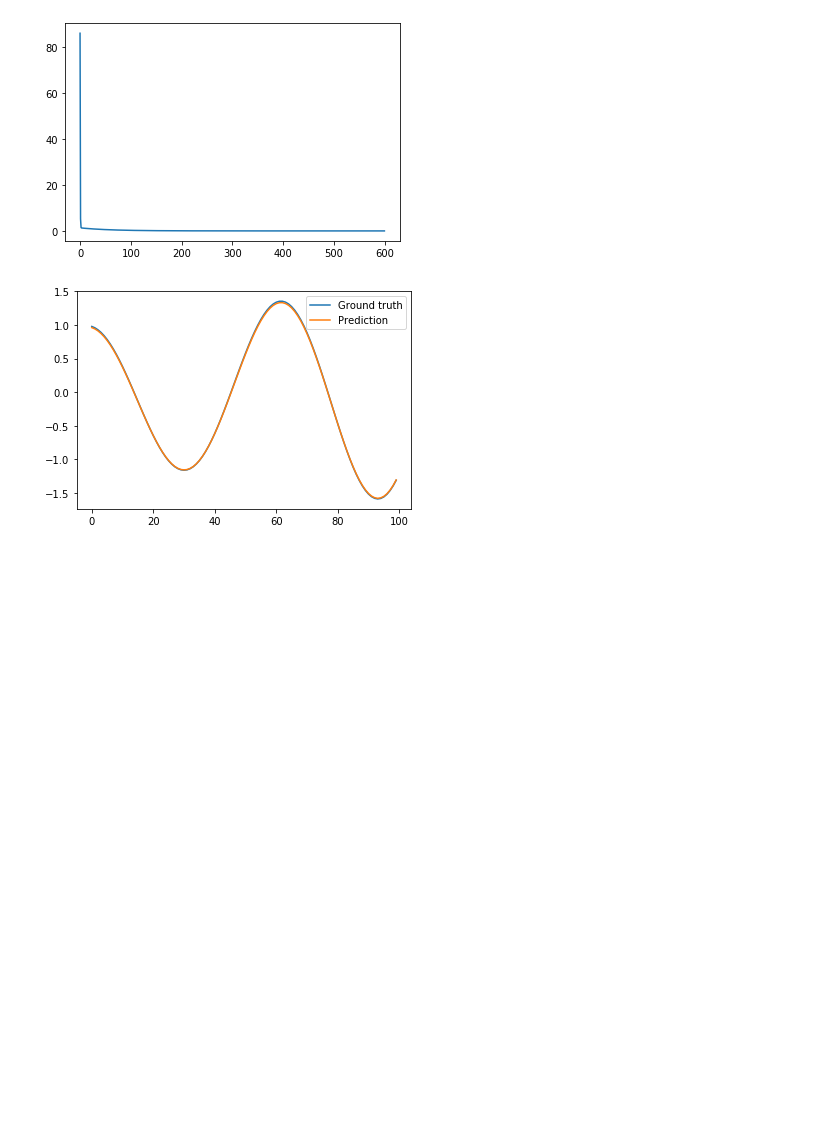
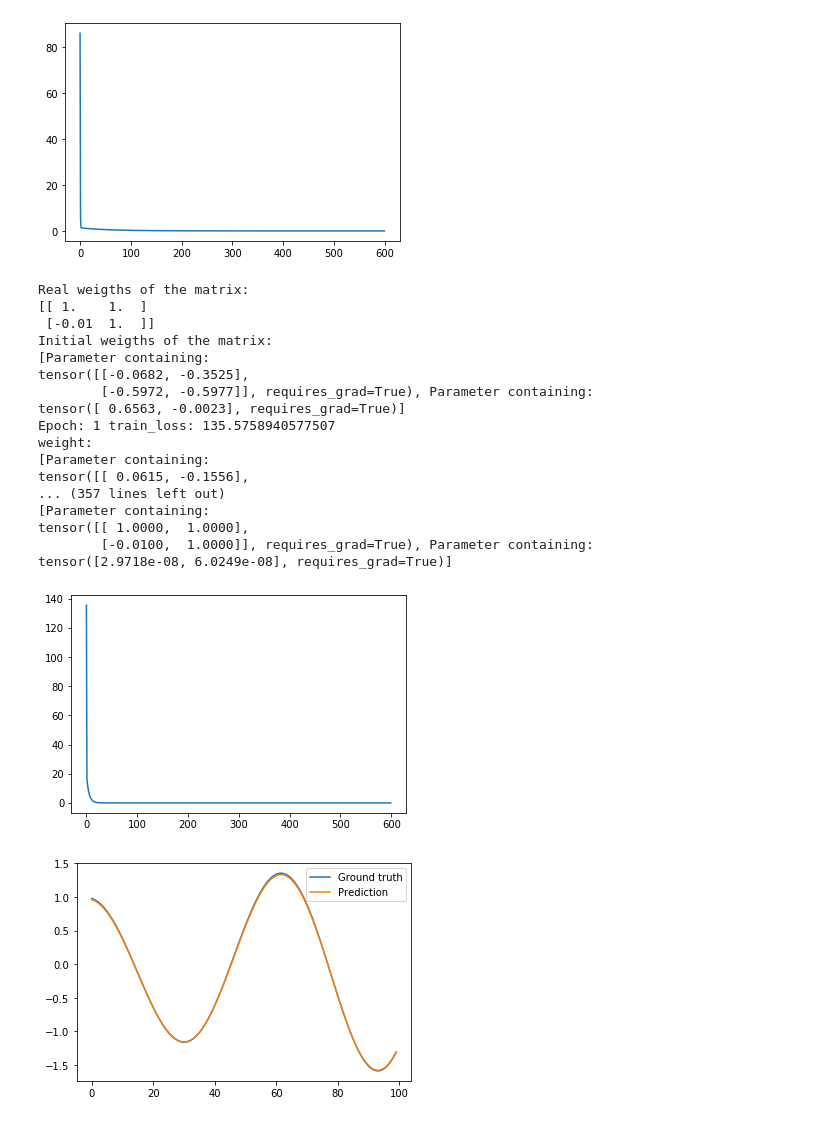
Before and after one commit to KennethThNg/Semester-project-dynamical-system-learning, a Jupyter notebook: ODELayersTest.ipynb, the cells around one changed output. Drawn from its saved outputs; the diff is of its cells as text; code cells hidden in the pictures; blank space fills up the shorter version.

```diff
--- a/ODELayersTest.ipynb
+++ b/ODELayersTest.ipynb
@@ -202,6 +268,49 @@ tensor([[ 0.9899,  0.9979],
         [-0.0098,  1.0000]], requires_grad=True), Parameter containing:
 tensor([-0.0072, -0.0008], requires_grad=True)]
 [figure]
+# %%
+#with bias
+model = LinearODEModel(2, 2, True)
+loss_fn = nn.MSELoss()
+optimizer = optim.SGD(model.parameters(), lr=0.01)
+print('Real weigths of the matrix:')
+print(AA)
+print('Initial weigths of the matrix:')
+print(list(model.parameters()))
+
+train_loss = []
+
+for epoch in range(600):
+    loss = train_model(model, train_x, train_y, loss_fn, optimizer, 10)
+    train_loss.append(loss)
+    if epoch%10 == 0:
+        print('Epoch:', epoch+1, 'train_loss:', loss)
+        print('weight:')
+        print(list(model.parameters()))
+
+print('Final weigths of the matrix:')
+print(list(model.parameters()))
+plt.plot(train_loss)
+plt.show()
+# %% [output]
+Real weigths of the matrix:
+[[ 1.    1.  ]
+ [-0.01  1.  ]]
+Initial weigths of the matrix:
+[Parameter containing:
+tensor([[-0.0682, -0.3525],
+        [-0.5972, -0.5977]], requires_grad=True), Parameter containing:
+tensor([ 0.6563, -0.0023], requires_grad=True)]
+Epoch: 1 train_loss: 135.5758940577507
+weight:
+[Parameter containing:
+tensor([[ 0.0615, -0.1556],
+... (357 lines left out)
+[Parameter containing:
+tensor([[ 1.0000,  1.0000],
+        [-0.0100,  1.0000]], requires_grad=True), Parameter containing:
+tensor([2.9718e-08, 6.0249e-08], requires_grad=True)]
+[figure, added]
 # %%
 plt.plot(train_y[:,0].numpy(), label='Ground truth')
 plt.plot(prediction[:,0].detach().numpy(), label='Prediction')
```
Also changed, not shown: parts of 47 cells of this notebook.
